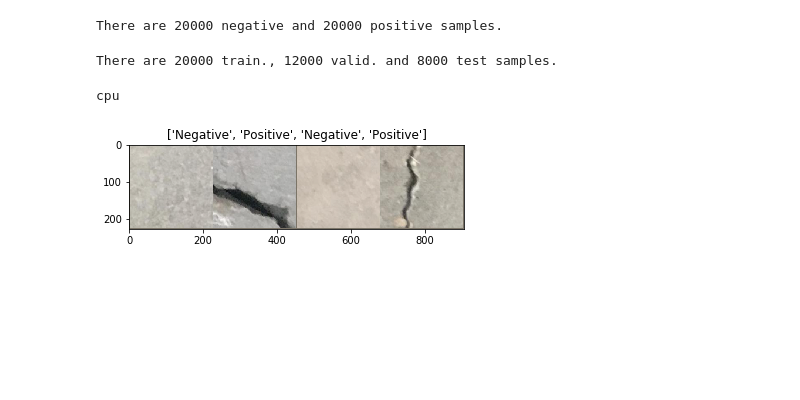
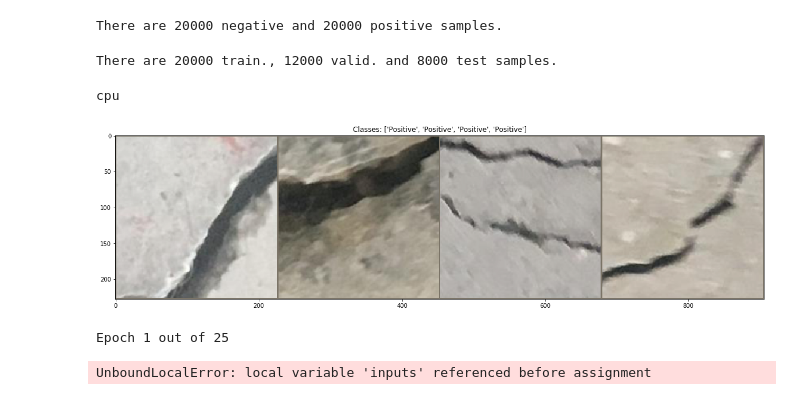
Before and after one commit to mtszkw/surface-crack, a Jupyter notebook: src/train.ipynb, the cells around one changed output. Cells and saved outputs as stored; diff of their text form; code cells hidden in the pictures; blank space fills up the shorter version.

Commit message:
Add train_model() function to notebook

```diff
--- a/src/train.ipynb
+++ b/src/train.ipynb
@@ -70,21 +72,22 @@ cpu
 # %%
 def imshow(inp, title=None):
     """Imshow for Tensor."""
     inp = inp.numpy().transpose((1, 2, 0))
     mean = np.array([0.485, 0.456, 0.406])
     std = np.array([0.229, 0.224, 0.225])
     inp = std * inp + mean
     inp = np.clip(inp, 0, 1)
+    plt.figure(figsize=(20, 6))
     plt.imshow(inp)
     if title is not None:
         plt.title(title)
     plt.pause(0.001)  # pause a bit so that plots are updated
 
 # image_folder.classes
 # Get a batch of training data
 inputs, classes = next(iter(train_dataloader))
 out = torchvision.utils.make_grid(inputs)
 
-imshow(out, title=[train_ds.dataset.classes[x] for x in classes])
+imshow(out, title=f'Classes: {[train_ds.dataset.classes[x] for x in classes]}')
 # %% [output]
-[figure, old version]
+[figure, new version]
@@ -90,0 +177,11 @@ imshow(out, title=[train_ds.dataset.classes[x] for x in classes])
+# %%
+model_finetune = train_model(
+    model_finetune,
+    criterion,
+    optimizer,
+    exp_lr_scheduler,
+    num_epochs=25
+)
+# %% [output]
+Epoch 1 out of 25
+UnboundLocalError: local variable 'inputs' referenced before assignment
```
Also changed, not shown: parts of 3 cells of this notebook.
